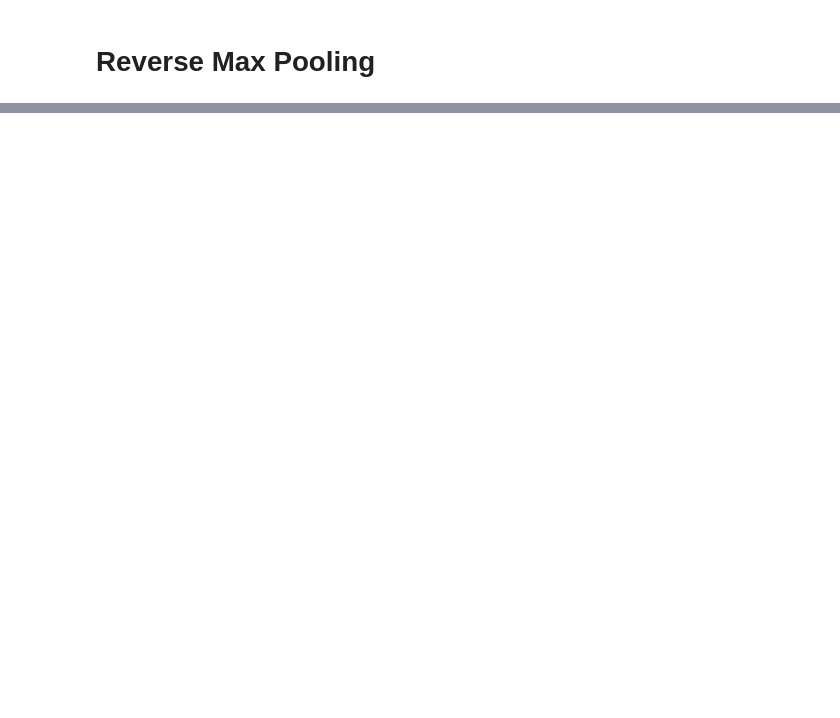
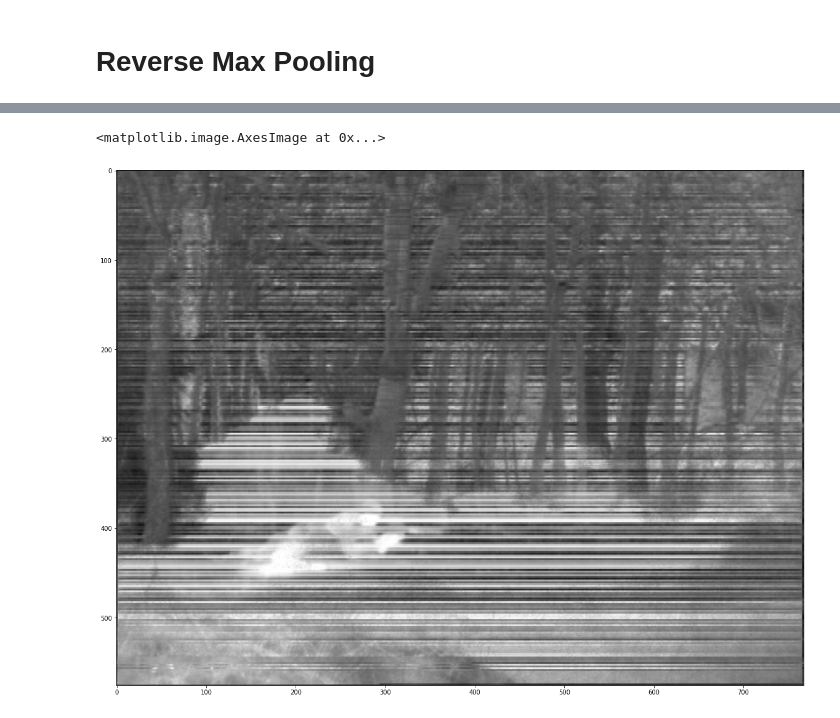
Before and after one commit to ParthikB/siamese, a Jupyter notebook: siamese_paper_v2.ipynb, the cells around one changed output, grey strips where cells are left out. Drawn from its saved outputs; the diff is of its cells as text; code cells hidden in the pictures; blank space fills up the shorter version.

```diff
--- a/siamese_paper_v2.ipynb
+++ b/siamese_paper_v2.ipynb
@@ -579,2 +592,36 @@ plt.imshow(fused_image, cmap='gray')
 # %% [markdown]
 # Reverse Max Pooling
+# %%
+def reverse_pool(final_shape, slice_arr, patch_length, stride):
+
+  ROWS, COLS = final_shape
+
+  papa = np.zeros((ROWS, COLS))
+
+  for row, slice_ in zip(range(patch_length, ROWS+1, stride), slice_arr):
+    for col in range(patch_length, COLS+1, stride):
+      row_low, row_high = row-patch_length, row
+      col_low, col_high = col-patch_length, col
+
+      WINDOW = papa[row_low:row_high, col_low:col_high]
+
+      papa[row_low:row_high, col_low:col_high] = np.where(WINDOW!=0, (WINDOW + slice_)/2, slice_)
+
+  return papa
+# %%
+FINAL_SHAPE = ir_img.shape
+STRIDE = 2
+PATCH = 16
+SLICE_ARR = []
+for i in range(len(dist_log)):
+  prob = dist_log[i][0][0]
+
+  patch_map = np.ones((16, 16))*prob
+
+  SLICE_ARR.append(patch_map)
+
+# Generating the Reversed-pool MAP
+main_map = reverse_pool(final_shape=FINAL_SHAPE, slice_arr=SLICE_ARR, patch_length=PATCH, stride=STRIDE)
+
+# Fusing the images according to the map
+main = main_map*vis_img + (1-main_map)*ir_img
@@ -580,0 +645,6 @@ plt.imshow(fused_image, cmap='gray')
+# %%
+plt.figure(figsize=(20, 20))
+plt.imshow(main, cmap='gray')
+# %% [output]
+<matplotlib.image.AxesImage at 0x...>
+[figure, added]
```
Also changed, not shown: parts of 14 cells of this notebook.
